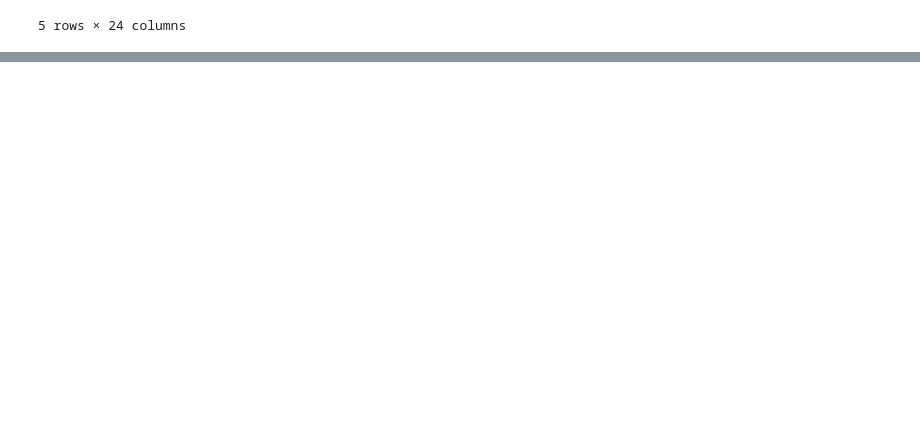
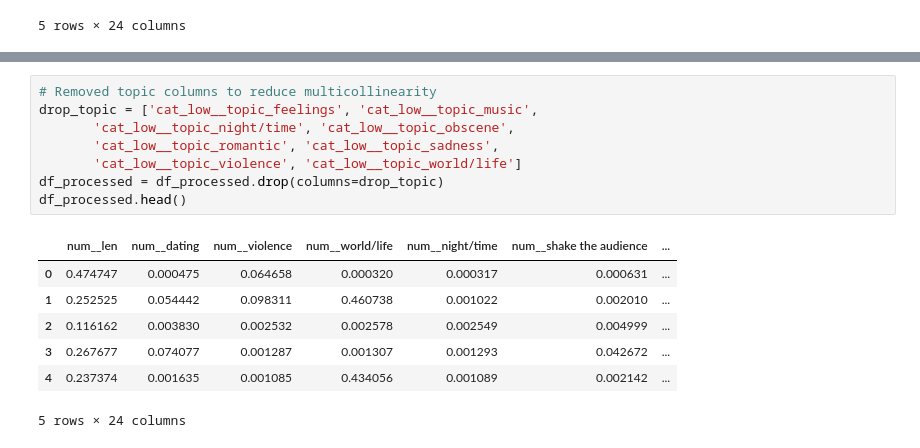
Before and after one commit to Seribii1o1/Music-Recommendation-Algorithm, a Jupyter notebook: code/transform.ipynb, the cells around one changed output, grey strips where cells are left out. Drawn from its saved outputs; the diff is of its cells as text; blank space fills up the shorter version.

```diff
--- a/code/transform.ipynb
+++ b/code/transform.ipynb
@@ -48,0 +157,16 @@ Index(['artist_name', 'genre', 'len', 'dating', 'violence', 'world/life',
+# %%
+# Removed topic columns to reduce multicollinearity
+drop_topic = ['cat_low__topic_feelings', 'cat_low__topic_music',
+       'cat_low__topic_night/time', 'cat_low__topic_obscene',
+       'cat_low__topic_romantic', 'cat_low__topic_sadness',
+       'cat_low__topic_violence', 'cat_low__topic_world/life']
+df_processed = df_processed.drop(columns=drop_topic)
+df_processed.head()
+# %% [output]
+|  | num__len | num__dating | num__violence | num__world/life | num__night/time | num__shake the audience | ... |
+| 0 | 0.474747 | 0.000475 | 0.064658 | 0.000320 | 0.000317 | 0.000631 | ... |
+| 1 | 0.252525 | 0.054442 | 0.098311 | 0.460738 | 0.001022 | 0.002010 | ... |
+| 2 | 0.116162 | 0.003830 | 0.002532 | 0.002578 | 0.002549 | 0.004999 | ... |
+| 3 | 0.267677 | 0.074077 | 0.001287 | 0.001307 | 0.001293 | 0.042672 | ... |
+| 4 | 0.237374 | 0.001635 | 0.001085 | 0.434056 | 0.001089 | 0.002142 | ... |
+5 rows × 24 columns
```
Also changed, not shown: parts of 9 cells of this notebook, 1 other file.
